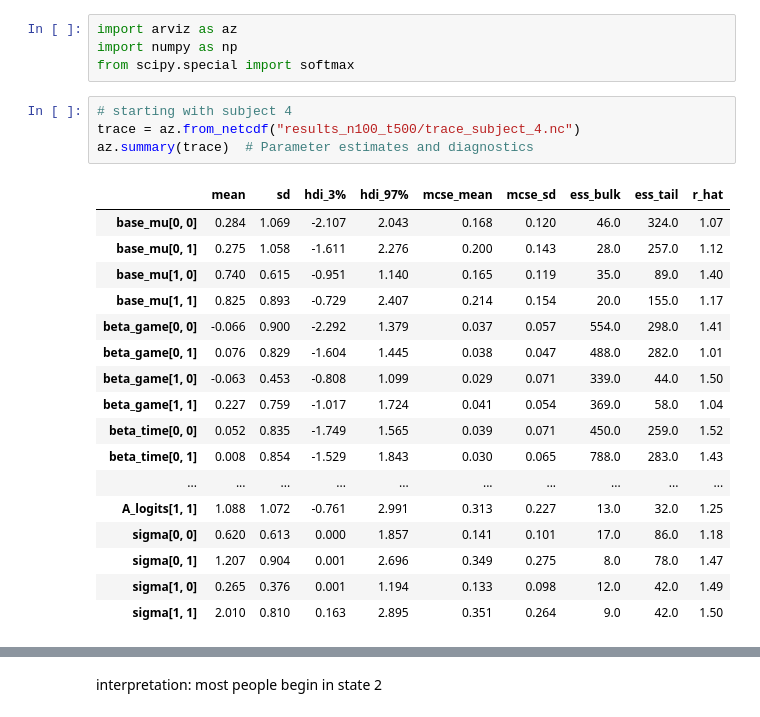
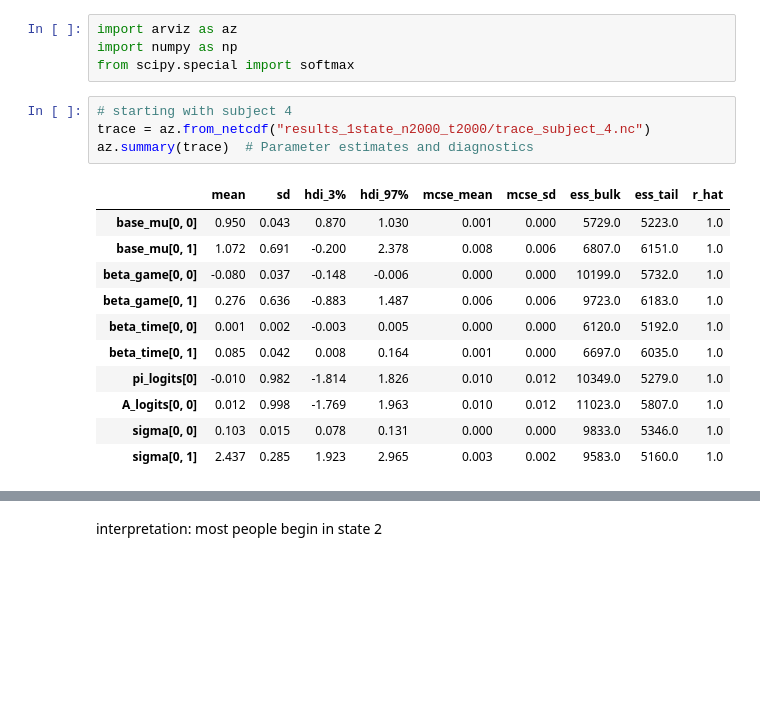
Before and after one commit to nklevak/CognitiveFatigue_TaskSpecificity, a Jupyter notebook: HMM_modeling/4_examine_HMM_results.ipynb, the cells around one changed output, grey strips where cells are left out. Cells and saved outputs as stored; diff of their text form; blank space fills up the shorter version.

```diff
--- a/HMM_modeling/4_examine_HMM_results.ipynb
+++ b/HMM_modeling/4_examine_HMM_results.ipynb
@@ -6,26 +6,20 @@ import numpy as np
 from scipy.special import softmax
 # %%
 # starting with subject 4
-trace = az.from_netcdf("results_n100_t500/trace_subject_4.nc")
+trace = az.from_netcdf("results_1state_n2000_t2000/trace_subject_4.nc")
 az.summary(trace)  # Parameter estimates and diagnostics
 # %% [output]
 |  | mean | sd | hdi_3% | hdi_97% | mcse_mean | mcse_sd | ess_bulk | ess_tail | r_hat |
-| base_mu[0, 0] | 0.284 | 1.069 | -2.107 | 2.043 | 0.168 | 0.120 | 46.0 | 324.0 | 1.07 |
-| base_mu[0, 1] | 0.275 | 1.058 | -1.611 | 2.276 | 0.200 | 0.143 | 28.0 | 257.0 | 1.12 |
-| base_mu[1, 0] | 0.740 | 0.615 | -0.951 | 1.140 | 0.165 | 0.119 | 35.0 | 89.0 | 1.40 |
-| base_mu[1, 1] | 0.825 | 0.893 | -0.729 | 2.407 | 0.214 | 0.154 | 20.0 | 155.0 | 1.17 |
-| beta_game[0, 0] | -0.066 | 0.900 | -2.292 | 1.379 | 0.037 | 0.057 | 554.0 | 298.0 | 1.41 |
-| beta_game[0, 1] | 0.076 | 0.829 | -1.604 | 1.445 | 0.038 | 0.047 | 488.0 | 282.0 | 1.01 |
-| beta_game[1, 0] | -0.063 | 0.453 | -0.808 | 1.099 | 0.029 | 0.071 | 339.0 | 44.0 | 1.50 |
-| beta_game[1, 1] | 0.227 | 0.759 | -1.017 | 1.724 | 0.041 | 0.054 | 369.0 | 58.0 | 1.04 |
-| beta_time[0, 0] | 0.052 | 0.835 | -1.749 | 1.565 | 0.039 | 0.071 | 450.0 | 259.0 | 1.52 |
-| beta_time[0, 1] | 0.008 | 0.854 | -1.529 | 1.843 | 0.030 | 0.065 | 788.0 | 283.0 | 1.43 |
-| ... | ... | ... | ... | ... | ... | ... | ... | ... | ... |
-| A_logits[1, 1] | 1.088 | 1.072 | -0.761 | 2.991 | 0.313 | 0.227 | 13.0 | 32.0 | 1.25 |
-| sigma[0, 0] | 0.620 | 0.613 | 0.000 | 1.857 | 0.141 | 0.101 | 17.0 | 86.0 | 1.18 |
-| sigma[0, 1] | 1.207 | 0.904 | 0.001 | 2.696 | 0.349 | 0.275 | 8.0 | 78.0 | 1.47 |
-| sigma[1, 0] | 0.265 | 0.376 | 0.001 | 1.194 | 0.133 | 0.098 | 12.0 | 42.0 | 1.49 |
-| sigma[1, 1] | 2.010 | 0.810 | 0.163 | 2.895 | 0.351 | 0.264 | 9.0 | 42.0 | 1.50 |
+| base_mu[0, 0] | 0.950 | 0.043 | 0.870 | 1.030 | 0.001 | 0.000 | 5729.0 | 5223.0 | 1.0 |
+| base_mu[0, 1] | 1.072 | 0.691 | -0.200 | 2.378 | 0.008 | 0.006 | 6807.0 | 6151.0 | 1.0 |
+| beta_game[0, 0] | -0.080 | 0.037 | -0.148 | -0.006 | 0.000 | 0.000 | 10199.0 | 5732.0 | 1.0 |
+| beta_game[0, 1] | 0.276 | 0.636 | -0.883 | 1.487 | 0.006 | 0.006 | 9723.0 | 6183.0 | 1.0 |
+| beta_time[0, 0] | 0.001 | 0.002 | -0.003 | 0.005 | 0.000 | 0.000 | 6120.0 | 5192.0 | 1.0 |
+| beta_time[0, 1] | 0.085 | 0.042 | 0.008 | 0.164 | 0.001 | 0.000 | 6697.0 | 6035.0 | 1.0 |
+| pi_logits[0] | -0.010 | 0.982 | -1.814 | 1.826 | 0.010 | 0.012 | 10349.0 | 5279.0 | 1.0 |
+| A_logits[0, 0] | 0.012 | 0.998 | -1.769 | 1.963 | 0.010 | 0.012 | 11023.0 | 5807.0 | 1.0 |
+| sigma[0, 0] | 0.103 | 0.015 | 0.078 | 0.131 | 0.000 | 0.000 | 9833.0 | 5346.0 | 1.0 |
+| sigma[0, 1] | 2.437 | 0.285 | 1.923 | 2.965 | 0.003 | 0.002 | 9583.0 | 5160.0 | 1.0 |
 # %%
 # check convergence:
 az.plot_trace(trace)  # Visual diagnostics
```
Also changed, not shown: parts of 8 cells of this notebook, 5 other files.
